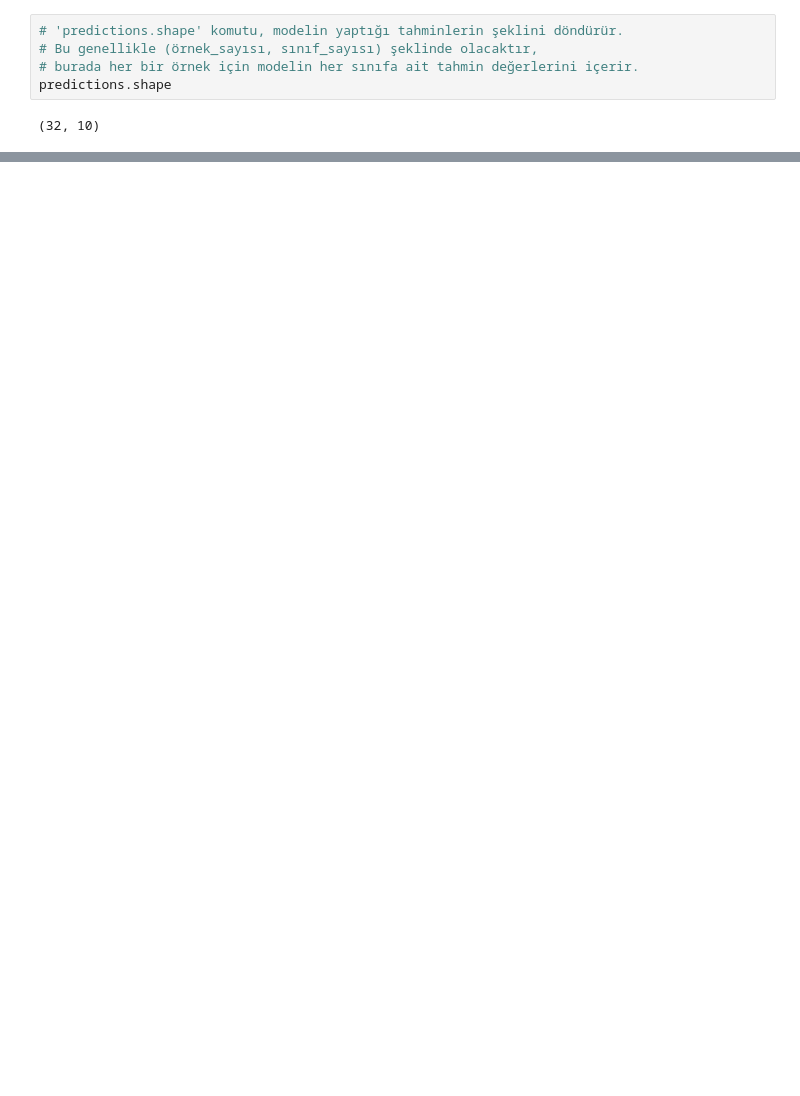
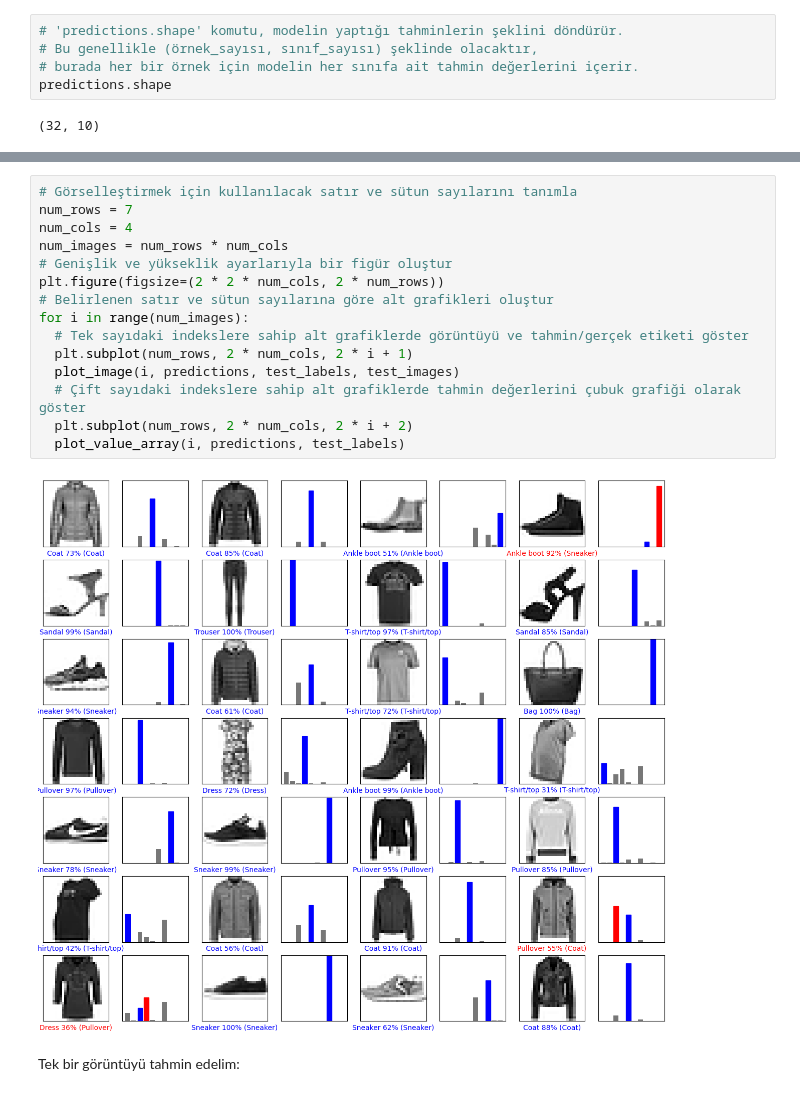
Before and after one commit to baharuluss/CNN_Clothes_Classification, a Jupyter notebook: CNN_Algoritması_ile_Giysi_Sınıflandırması.ipynb, the cells around one changed output, grey strips where cells are left out. Cells and saved outputs as stored; diff of their text form; blank space fills up the shorter version.

```diff
--- a/CNN_Algoritması_ile_Giysi_Sınıflandırması.ipynb
+++ b/CNN_Algoritması_ile_Giysi_Sınıflandırması.ipynb
@@ -265,0 +353,20 @@ array([1.20962937e-07, 3.68818975e-10, 3.07616661e-03, 5.98695982e-09,
+# %%
+# Görselleştirmek için kullanılacak satır ve sütun sayılarını tanımla
+num_rows = 7
+num_cols = 4
+num_images = num_rows * num_cols
+# Genişlik ve yükseklik ayarlarıyla bir figür oluştur
+plt.figure(figsize=(2 * 2 * num_cols, 2 * num_rows))
+# Belirlenen satır ve sütun sayılarına göre alt grafikleri oluştur
+for i in range(num_images):
+  # Tek sayıdaki indekslere sahip alt grafiklerde görüntüyü ve tahmin/gerçek etiketi göster
+  plt.subplot(num_rows, 2 * num_cols, 2 * i + 1)
+  plot_image(i, predictions, test_labels, test_images)
+  # Çift sayıdaki indekslere sahip alt grafiklerde tahmin değerlerini çubuk grafiği olarak göster
+  plt.subplot(num_rows, 2 * num_cols, 2 * i + 2)
+  plot_value_array(i, predictions, test_labels)
+# %% [output]
+[figure, added]
+# %% [markdown]
+
+Tek bir görüntüyü tahmin edelim:
```
Also changed, not shown: parts of 22 cells of this notebook.
